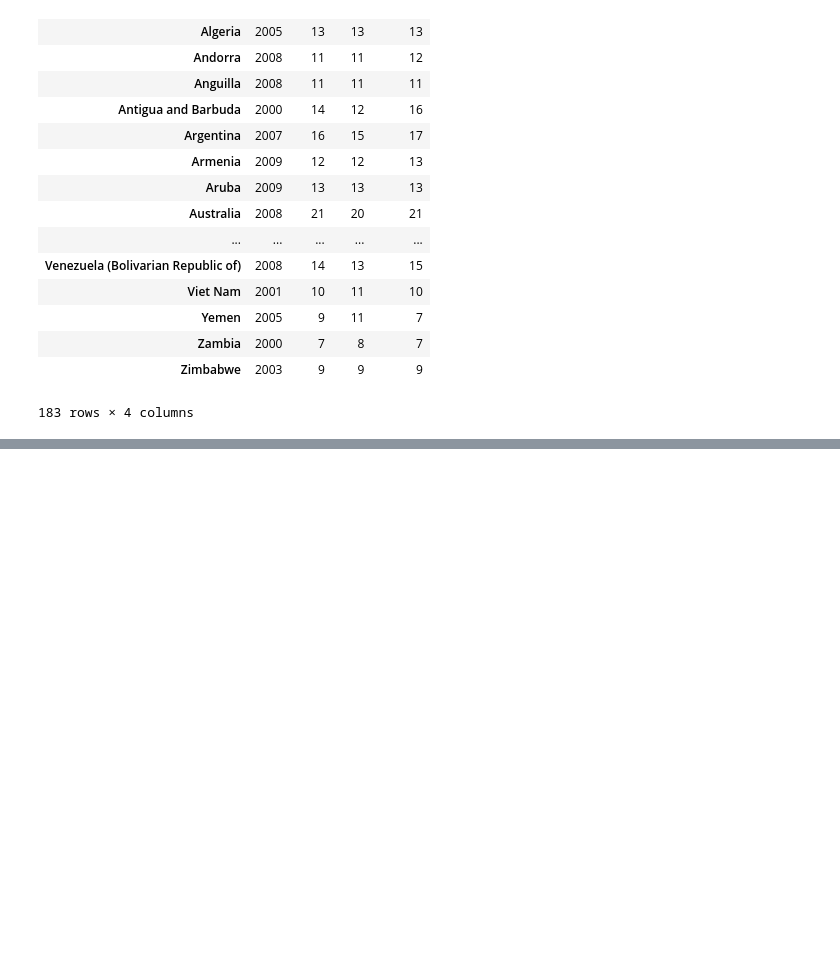
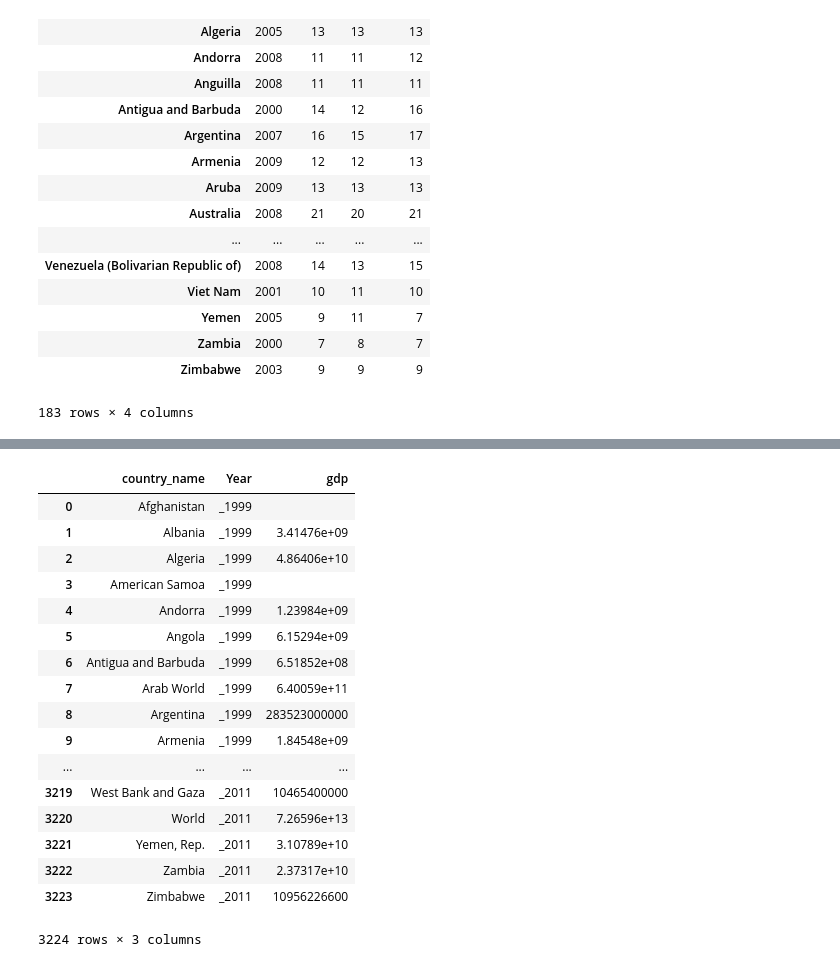
Before and after one commit to macinnis82/education, a Jupyter notebook: UN Education Data.ipynb, the cells around one changed output, grey strips where cells are left out. Saved outputs shown, nothing was run; the diff lists cells and outputs as text; code cells hidden in the pictures; blank space fills up the shorter version.

```diff
--- a/UN Education Data.ipynb
+++ b/UN Education Data.ipynb
@@ -61,8 +61,8 @@ df.to_sql(con=con, name='school_life', if_exists='replace', flavor='sqlite')
 # %%
 import csv
 
-con = lite.connect('gdp.db')
-cur = con.cursor()
+#con = lite.connect('gdp.db')
+#cur = con.cursor()
 
 with open('37471cbd-1b7d-43a0-ba94-e55c3c7fc0a5_v2.csv','rU') as inputFile:
     next(inputFile) # skip the first 3 lines
@@ -72,7 +72,9 @@ with open('37471cbd-1b7d-43a0-ba94-e55c3c7fc0a5_v2.csv','rU') as inputFile:
     inputReader = csv.reader(inputFile)
     columns = next(inputReader)[43:-5]
     columns = ["country_name"] + ["_" + year for year in columns]
+#    print columns
     inputs = ["country_name TEXT"] + [column + " NUMERIC" for column in columns[1:]]
+#    print inputs
     cur.execute("DROP TABLE IF EXISTS gdp")
     cur.execute("CREATE TABLE gdp " + "(" + ", ".join(inputs) + ")")
     for line in inputReader:
@@ -83,5 +85,6 @@ with open('37471cbd-1b7d-43a0-ba94-e55c3c7fc0a5_v2.csv','rU') as inputFile:
             cur.execute("INSERT INTO gdp " + "(" + ", ".join(columns) + ") " +
                         'VALUES ("' + country + '","' + '","'.join(gdp_vals) + '");')
 # %%
-gdp_df = pd.read_sql_query("SELECT * FROM gdp ORDER BY country_name", con, index_col = "country_name")
-gdp_df.head()
+gdp_df = pd.read_sql_query("SELECT * FROM gdp ORDER BY country_name", con)
+#, index_col = "country_name")
+#gdp_df.head()
@@ -95,0 +91,24 @@ gdp_df.head()
+# %%
+gdp_df.dtypes
+gdp_df2 = pd.melt(gdp_df, id_vars=["country_name"], var_name="Year", value_name="gdp")
+# %%
+gdp_df2
+# %% [output]
+|  | country_name | Year | gdp |
+| 0 | Afghanistan | _1999 |  |
+| 1 | Albania | _1999 | 3.41476e+09 |
+| 2 | Algeria | _1999 | 4.86406e+10 |
+| 3 | American Samoa | _1999 |  |
+| 4 | Andorra | _1999 | 1.23984e+09 |
+| 5 | Angola | _1999 | 6.15294e+09 |
+| 6 | Antigua and Barbuda | _1999 | 6.51852e+08 |
+| 7 | Arab World | _1999 | 6.40059e+11 |
+| 8 | Argentina | _1999 | 283523000000 |
+| 9 | Armenia | _1999 | 1.84548e+09 |
+| ... | ... | ... | ... |
+| 3219 | West Bank and Gaza | _2011 | 10465400000 |
+| 3220 | World | _2011 | 7.26596e+13 |
+| 3221 | Yemen, Rep. | _2011 | 3.10789e+10 |
+| 3222 | Zambia | _2011 | 2.37317e+10 |
+| 3223 | Zimbabwe | _2011 | 10956226600 |
+3224 rows × 3 columns
```
Also changed, not shown: parts of 5 cells of this notebook, 3 other files.
